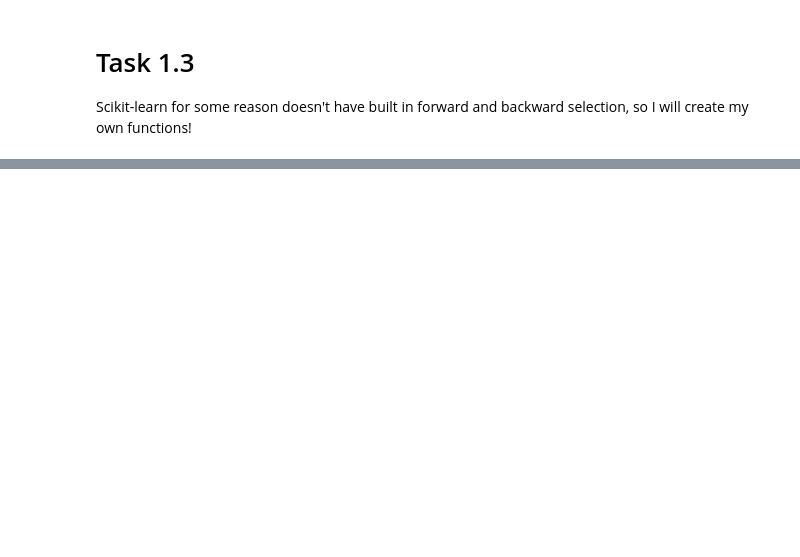
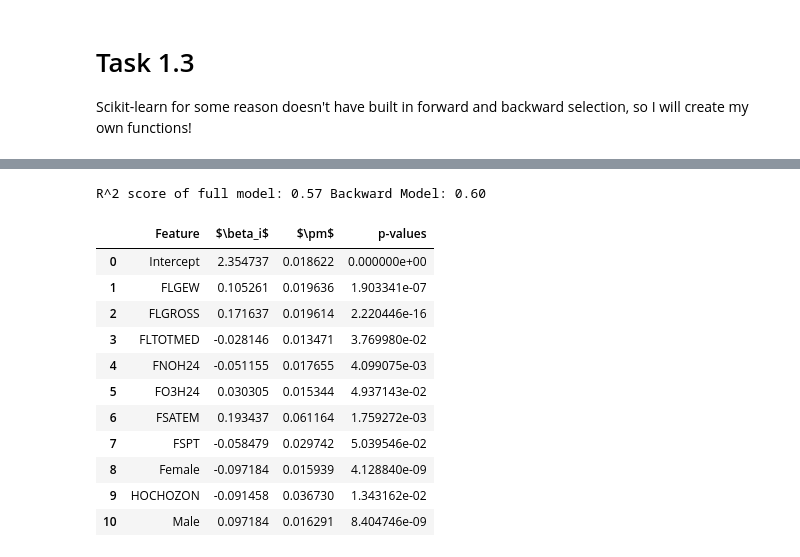
Before and after one commit to bernharl/STK-IN4300-oblig2, a Jupyter notebook: Oblig2 STK-IN Bernhard.ipynb, the cells around one changed output, grey strips where cells are left out. Cells and saved outputs as stored; diff of their text form; code cells hidden in the pictures; blank space fills up the shorter version.

```diff
--- a/Oblig2 STK-IN Bernhard.ipynb
+++ b/Oblig2 STK-IN Bernhard.ipynb
@@ -282,0 +344,34 @@ result_table_increased
+# %%
+# Model to send in to function. It is an OLS regressor.
+base_regressor = skllm.LinearRegression()
+# Running backwards elimination
+(
+    regressor_reduced_less_strict,
+    X_reduce_train_less_strict,
+    result_table_reduced_less_strict,
+    removed_features_less_strict,
+) = backward_elimination(base_regressor, X_train, y_train, max_p_limit=1e-1)
+# Using list of reduced features to also create test feature matrix with same features
+X_reduce_test_less_strict = X_test.drop(
+    columns=removed_features_less_strict
+).sort_index(axis=1)
+# Printing results
+print(
+    f"R^2 score of full model: {ols_reg.score(X_test, y_test):.2f}"
+    + f" Backward Model: {regressor_reduced_less_strict.score(X_reduce_test_less_strict, y_test):.2f}"
+)
+result_table_reduced_less_strict
+# %% [output]
+R^2 score of full model: 0.57 Backward Model: 0.60
+|  | Feature | $\beta_i$ | $\pm$ | p-values |
+| 0 | Intercept | 2.354737 | 0.018622 | 0.000000e+00 |
+| 1 | FLGEW | 0.105261 | 0.019636 | 1.903341e-07 |
+| 2 | FLGROSS | 0.171637 | 0.019614 | 2.220446e-16 |
+| 3 | FLTOTMED | -0.028146 | 0.013471 | 3.769980e-02 |
+| 4 | FNOH24 | -0.051155 | 0.017655 | 4.099075e-03 |
+| 5 | FO3H24 | 0.030305 | 0.015344 | 4.937143e-02 |
+| 6 | FSATEM | 0.193437 | 0.061164 | 1.759272e-03 |
+| 7 | FSPT | -0.058479 | 0.029742 | 5.039546e-02 |
+| 8 | Female | -0.097184 | 0.015939 | 4.128840e-09 |
+| 9 | HOCHOZON | -0.091458 | 0.036730 | 1.343162e-02 |
+| 10 | Male | 0.097184 | 0.016291 | 8.404746e-09 |
```
Also changed, not shown: parts of 16 cells of this notebook.
